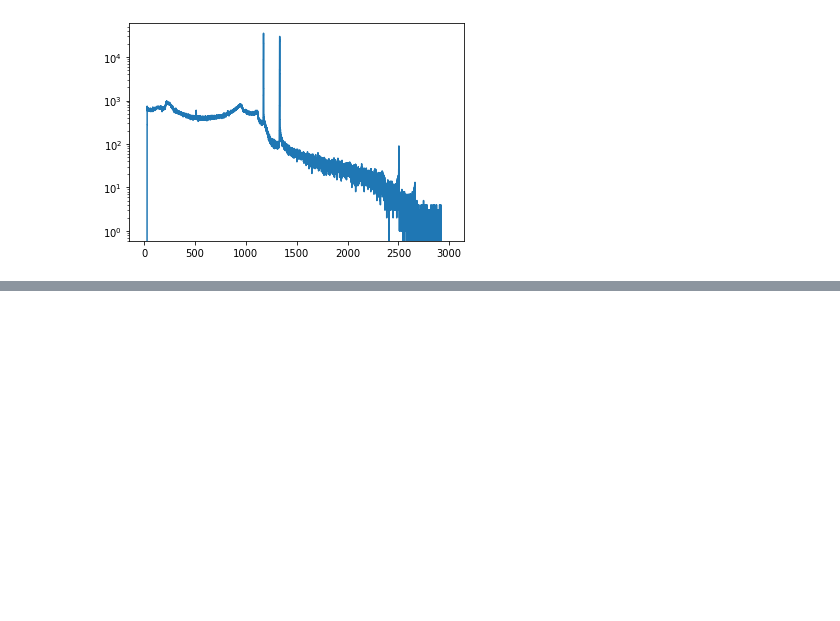
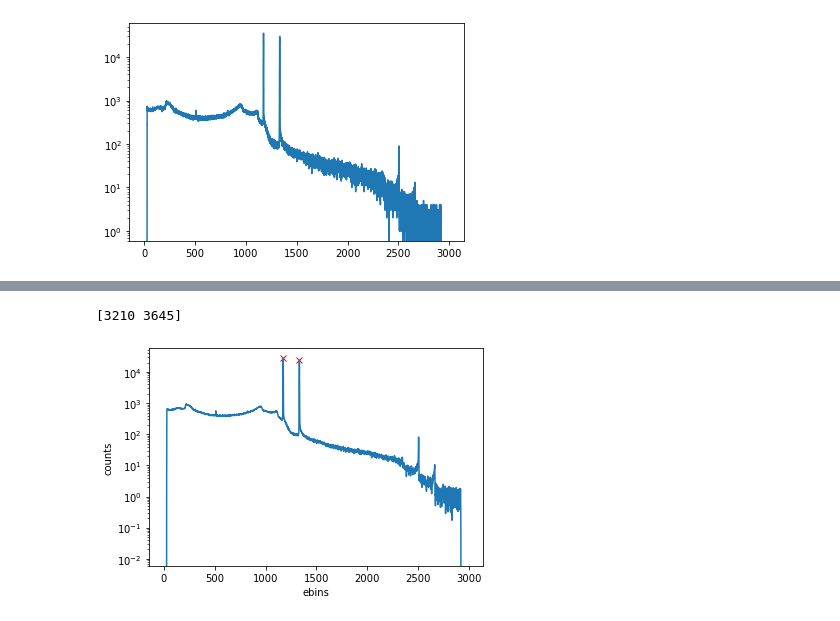
Before and after one commit to py1sl/gamma_spec_analysis, a Jupyter notebook: peak_find_testing.ipynb, the cells around one changed output, grey strips where cells are left out. Drawn from its saved outputs; the diff is of its cells as text; code cells hidden in the pictures; blank space fills up the shorter version.

```diff
--- a/peak_find_testing.ipynb
+++ b/peak_find_testing.ipynb
@@ -15,0 +67,31 @@ ga.plot_spec(counts, erg=ebins)
+# %%
+#fits a polynomial to the curve in the specified window
+#then for the peaks - uses 2nd derivative, looks for places where 2nd deriv is at least half its max size
+#then finds start and end points then mid points
+#do the same method with the smoother from steve instead
+
+def peak_finder_savgol(x, wlen):
+    smooth_sig = ga.five_point_smooth(x)
+    smooth_signal = np.array(smooth_sig)
+    smooth_sig2 = ga.five_point_smooth(smooth_signal)
+    smooth_signal2 = np.array(smooth_sig2)
+    d2x = savgol_filter(smooth_signal2, window_length=wlen, polyorder=2, deriv=2)
+    max_d2x = np.max(np.abs(d2x))
+    large = np.where(np.abs(d2x) > max_d2x/2)[0]
+    peak_width = np.diff(large) > wlen
+    peak_start= np.insert(large[1:][peak_width], 0, large[0])
+    peak_end = np.append(large[:-1][peak_width], large[-1])
+    mid_point = ((peak_start + peak_end) / 2).astype(np.int)
+
+    return(smooth_signal2, mid_point, peak_start, peak_end, peak_width)
+
+smooth_counts_savgol, peaks_savgol, peak_start, peak_end, peak_width = peak_finder_savgol(counts, 11)
+print(peaks_savgol)
+
+plot_savgol = peak_identifier(smooth_counts_savgol, ebins, peaks_savgol)
+
+#this one also uses the smoothing function on top of the savgol - takes out even more noise
+#window length for savgol needs to be odd
+# %% [output]
+[3210 3645]
+[figure, added]
```
Also changed, not shown: parts of 18 cells of this notebook, 4 other files.
